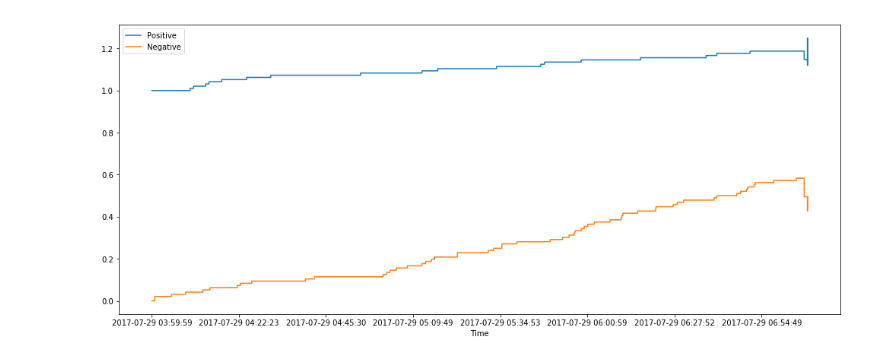
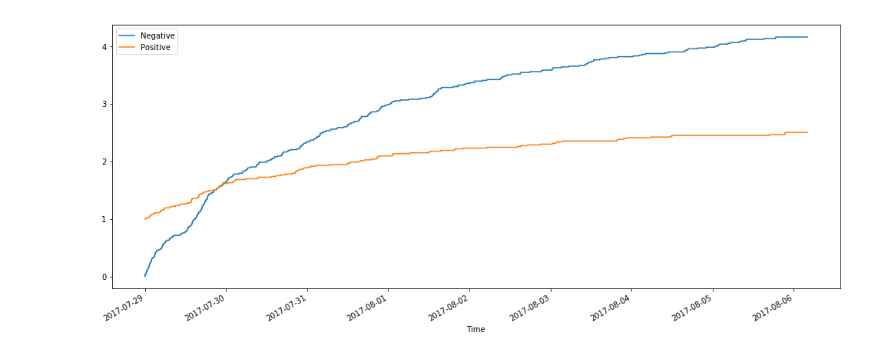
Before and after one commit to dimazest/flock, a Jupyter notebook: rocchio.ipynb, the cells around one changed output. Cells and saved outputs as stored; diff of their text form; code cells hidden in the pictures.

```diff
--- a/rocchio.ipynb
+++ b/rocchio.ipynb
@@ -45,24 +58,31 @@ qrels = pd.concat([qrels], axis=1, keys=['Relevance'])
 # %%
+# %%time
 point = pd.read_csv(
-    'eval/RTS17/gundog/ngram-length(3)_keep-spam(0)_language(en)_extract-retweets(0)'
-    '_keep-retweets(1)_negative-distance-threshold(0.8).point',
+    'eval/RTS17/gundog/point/ngram-length(3)_feedback-pattern(mobile-majority)_feedback(nist).point',
     names=[
         'Topic', 'tweet_id',
         'Distance to query',
         'Distance to positive', 'Distance to negative',
         'Score',
-        'retrieve', 'Positive', 'Negative',
-        'Time',
+        'retrieve', 'Possible feedback',
+        'Positive', 'Negative',
+        'Time', 'retrieved_count'
     ],
     header=None,
-    parse_dates=True,
+    parse_dates=['Time'],
     low_memory=False,
 ).dropna()
 
 point.sort_values(by=['Time', 'tweet_id', 'Topic'], inplace=True)
 
 point.drop_duplicates(subset=['tweet_id', 'Topic'], inplace=True)
-point.set_index(['Time', 'tweet_id', 'Topic'], inplace=True)
+point.set_index(
+    [
+        'Time',
+        'tweet_id', 'Topic',
+    ],
+    inplace=True,
+)
 
 point = point.unstack('Topic')
 
@@ -74,7 +94,3 @@ point = point.merge(
 )
 
 point.columns.names = 'Variable', 'Topic'
-
-point.size
-
-# point.head()
@@ -88,19 +102,28 @@ len(topics)
 # %%
 ax = (
     pd.DataFrame(
         {
-            'Positive': point['Positive'].mean(axis='columns'),
-            'Negative': point['Negative'].mean(axis='columns'),
+            'Positive': point['Positive']
+            .fillna(1).cummax(axis='rows')
+            .mean(axis='columns'),
+            'Negative': point['Negative']
+            .fillna(0).cummax(axis='rows')
+            .mean(axis='columns'),
+#             'Total': point['retrieved_count']
+#             .fillna(0).cummax(axis='rows')
+#             .mean(axis='columns')
         }
-    )[['Positive', 'Negative']]
+    )
     .reset_index('tweet_id', drop=True)
-#     .rolling(2_000).mean()
-    .plot(figsize=(17, 7),)
+    .plot(
+        use_index=True,
+        figsize=(17, 7),
+    )
 )
 
 ax.figure.savefig('eval/RTS17/plots/feedback.pdf')
 # %% [output]
-[figure, old version]
+[figure, new version]
 # %%
 point['Distance to query'].stack().corr(point['Score'].stack(), method='spearman')
 # %% [output]
```
Also changed, not shown: parts of 55 cells of this notebook.
